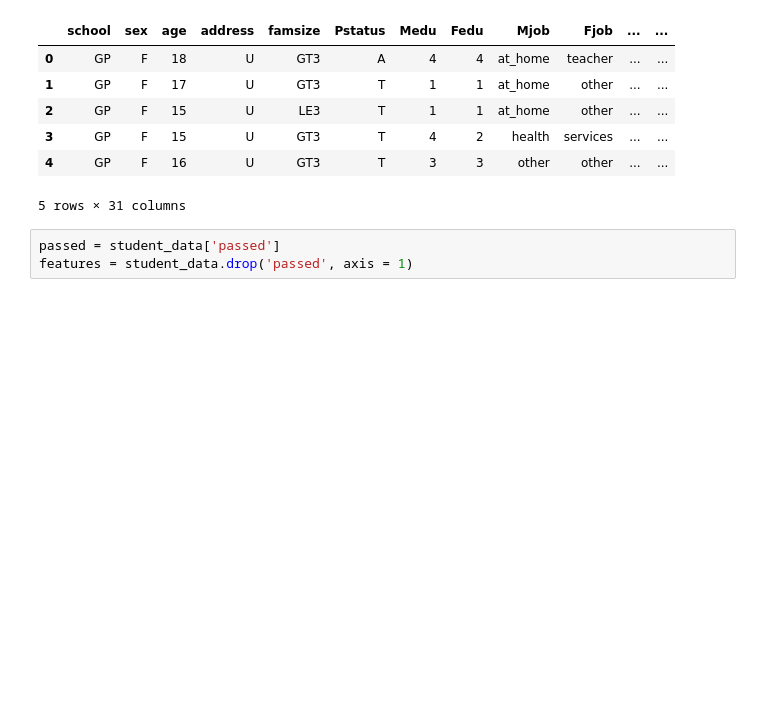
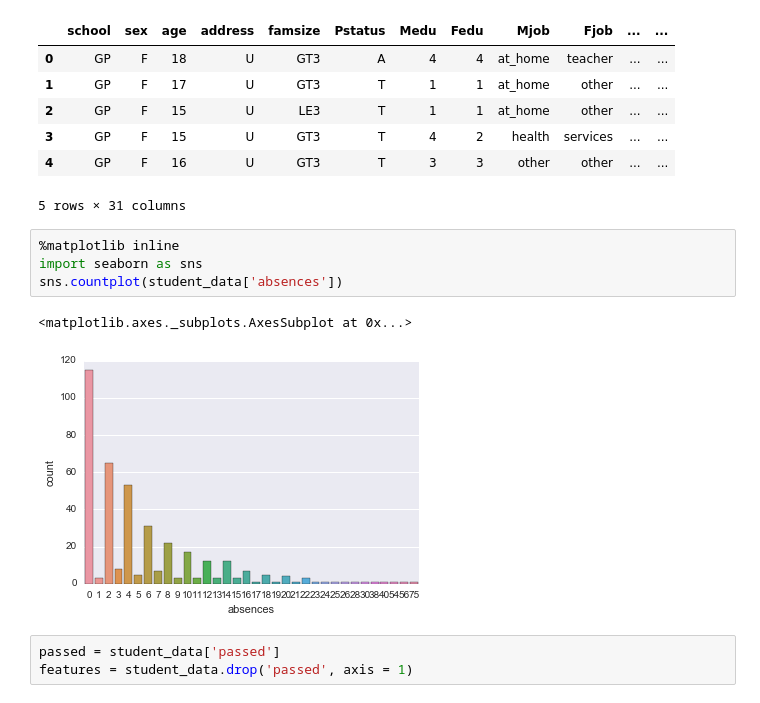
Before and after one commit to iterativo/machine-learning-nanodegree, a Jupyter notebook: projects/student_intervention/student_intervention.ipynb, the cells around one changed output. Cells and saved outputs as stored; diff of their text form; blank space fills up the shorter version.

Commit message:
Further updates to student_intervention

```diff
--- a/projects/student_intervention/student_intervention.ipynb
+++ b/projects/student_intervention/student_intervention.ipynb
@@ -50,6 +50,13 @@ student_data.head()
 | 3 | GP | F | 15 | U | GT3 | T | 4 | 2 | health | services | ... | ... |
 | 4 | GP | F | 16 | U | GT3 | T | 3 | 3 | other | other | ... | ... |
 5 rows × 31 columns
+# %%
+%matplotlib inline
+import seaborn as sns
+sns.countplot(student_data['absences'])
+# %% [output]
+<matplotlib.axes._subplots.AxesSubplot at 0x...>
+[figure, added]
 # %%
 passed = student_data['passed']
 features = student_data.drop('passed', axis = 1)
```
Also changed, not shown: parts of 4 cells of this notebook.
